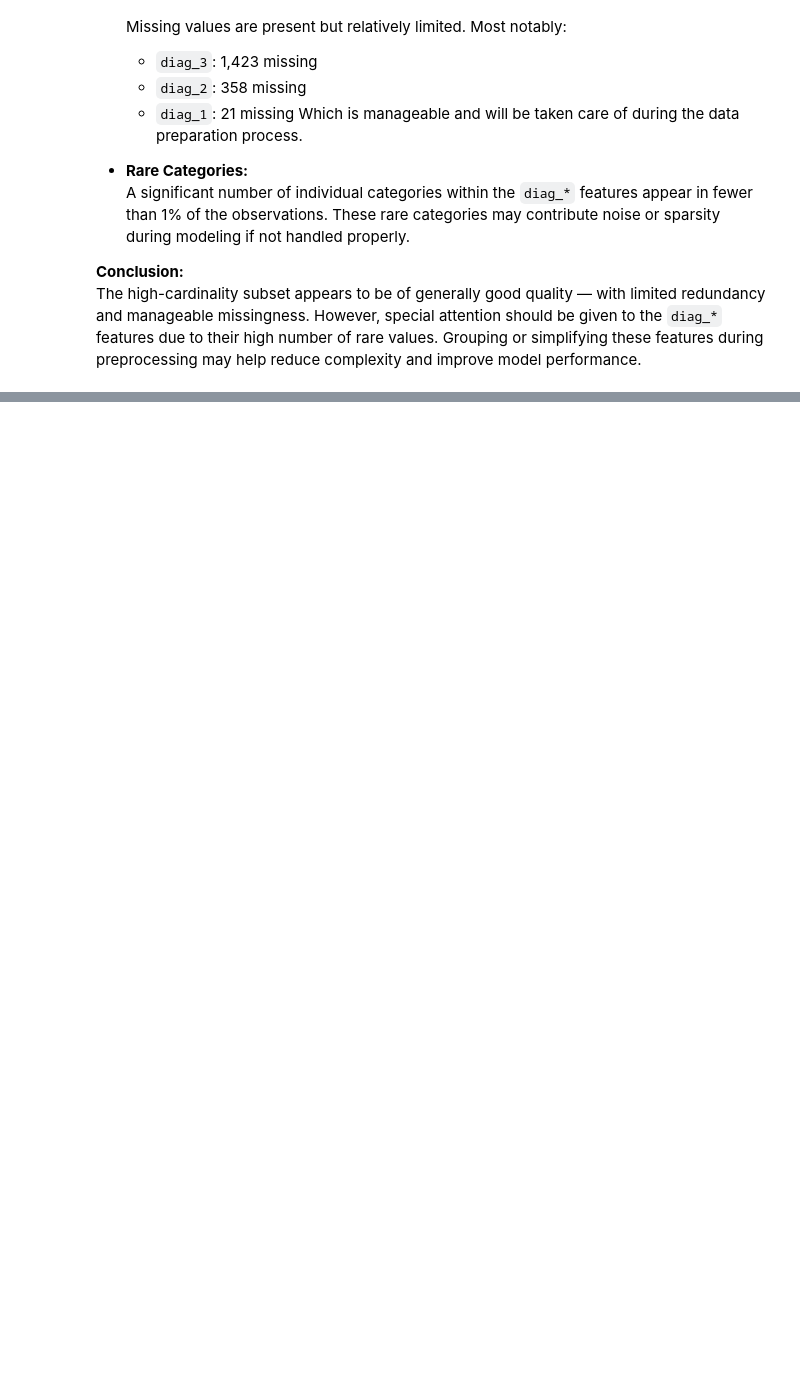
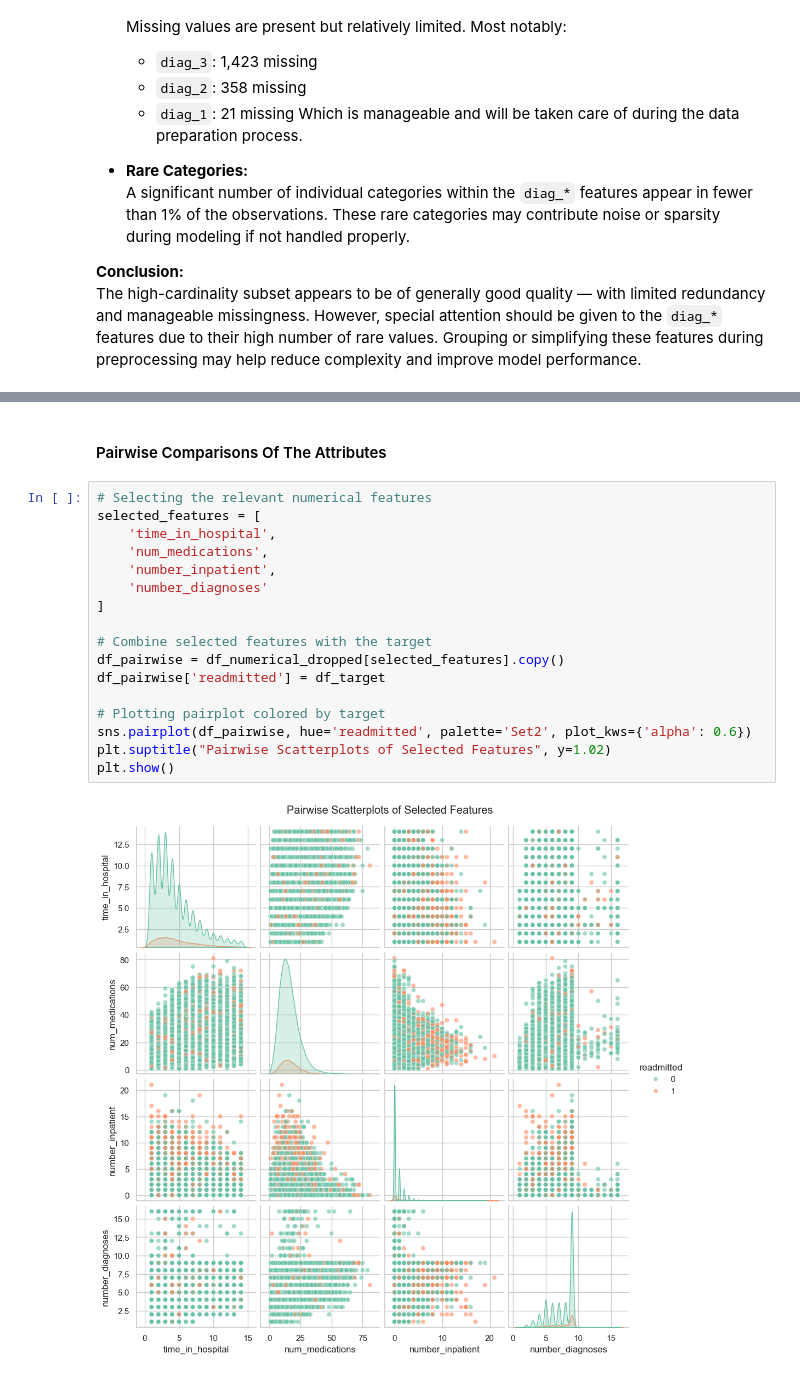
Before and after one commit to luckypantss/Diabetes-readmission-ml-pipeline, a Jupyter notebook: notebooks/01_data_exploration.ipynb, the cells around one changed output, grey strips where cells are left out. Cells and saved outputs as stored; diff of their text form; blank space fills up the shorter version.

```diff
--- a/notebooks/01_data_exploration.ipynb
+++ b/notebooks/01_data_exploration.ipynb
@@ -834,0 +1179,21 @@ Hej
+# %% [markdown]
+#### Pairwise Comparisons Of The Attributes
+# %%
+# Selecting the relevant numerical features
+selected_features = [
+    'time_in_hospital',
+    'num_medications',
+    'number_inpatient',
+    'number_diagnoses'
+]
+
+# Combine selected features with the target
+df_pairwise = df_numerical_dropped[selected_features].copy()
+df_pairwise['readmitted'] = df_target
+
+# Plotting pairplot colored by target
+sns.pairplot(df_pairwise, hue='readmitted', palette='Set2', plot_kws={'alpha': 0.6})
+plt.suptitle("Pairwise Scatterplots of Selected Features", y=1.02)
+plt.show()
+# %% [output]
+[figure, added]
```
Also changed, not shown: parts of 30 cells of this notebook.
